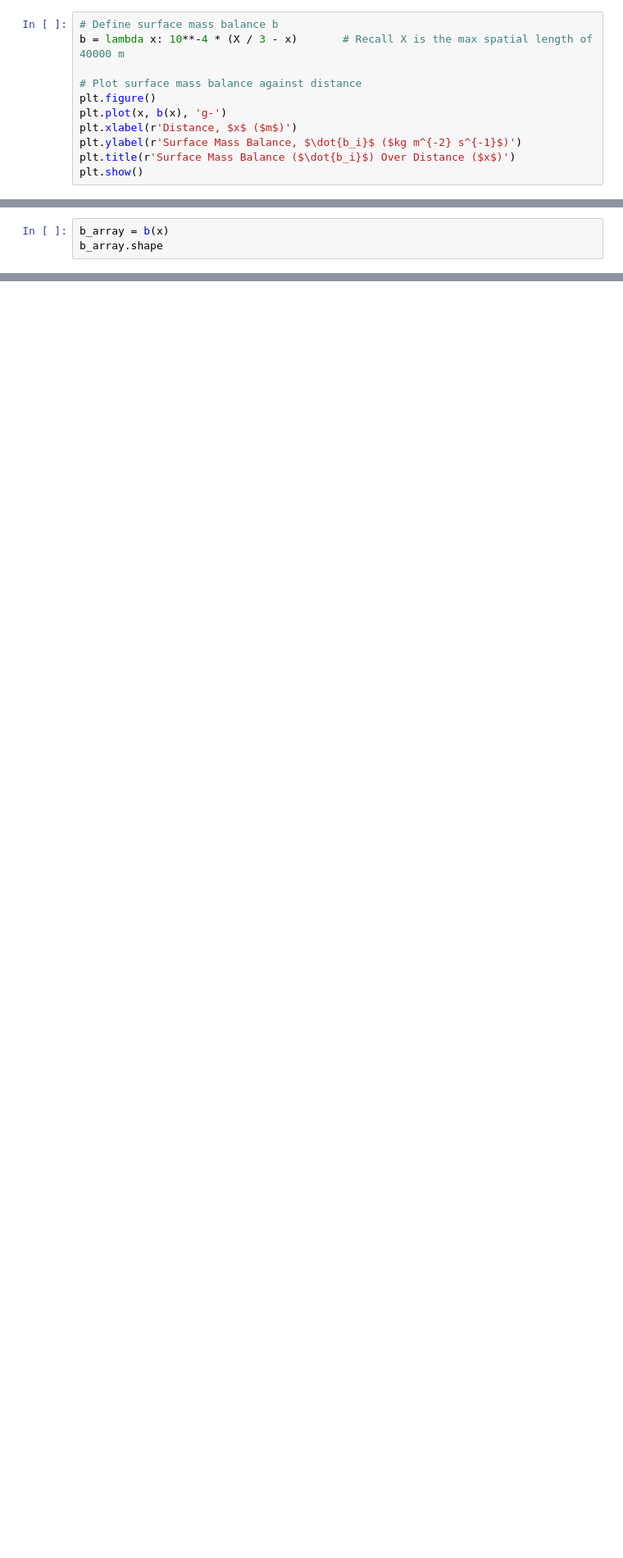
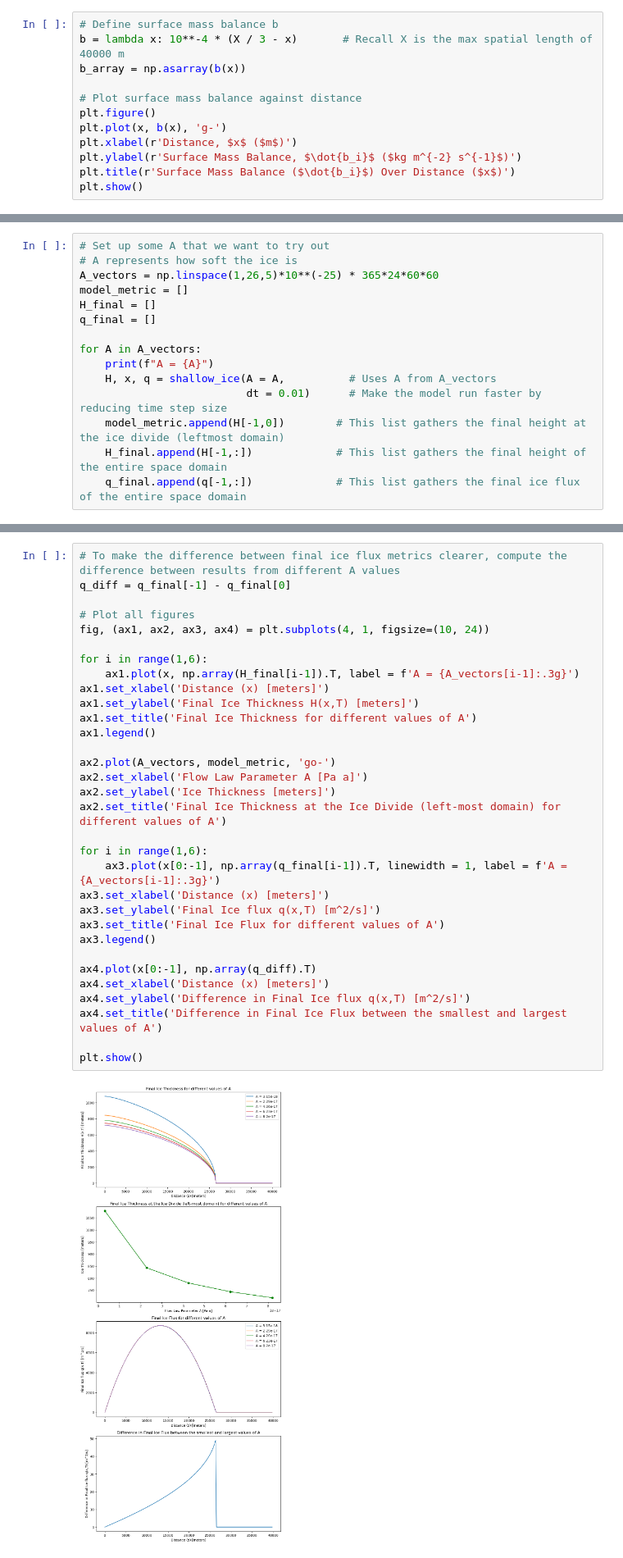
Before and after one commit to AnnaChen04/glaciology_practical, a Jupyter notebook: P4_and_5/P4-5_mynotebook.ipynb, the cells around one changed output, grey strips where cells are left out. Shown at 82% size. Cells and saved outputs as stored; diff of their text form; blank space fills up the shorter version.

```diff
--- a/P4_and_5/P4-5_mynotebook.ipynb
+++ b/P4_and_5/P4-5_mynotebook.ipynb
@@ -141,6 +141,7 @@ $$
 # %%
 # Define surface mass balance b
 b = lambda x: 10**-4 * (X / 3 - x)       # Recall X is the max spatial length of 40000 m
+b_array = np.asarray(b(x))
 
 # Plot surface mass balance against distance
 plt.figure()
@@ -192,3 +192,0 @@ q_coeff = -2.0 * A / (n + 2.0) * (rho * g) ** n
-# %%
-b_array = b(x)
-b_array.shape
@@ -301,0 +435,15 @@ plt.show()
+# %%
+# Set up some A that we want to try out
+# A represents how soft the ice is
+A_vectors = np.linspace(1,26,5)*10**(-25) * 365*24*60*60
+model_metric = []
+H_final = []
+q_final = []
+
+for A in A_vectors:
+    print(f"A = {A}")
+    H, x, q = shallow_ice(A = A,          # Uses A from A_vectors
+                          dt = 0.01)      # Make the model run faster by reducing time step size
+    model_metric.append(H[-1,0])        # This list gathers the final height at the ice divide (leftmost domain)
+    H_final.append(H[-1,:])             # This list gathers the final height of the entire space domain
+    q_final.append(q[-1,:])             # This list gathers the final ice flux of the entire space domain
@@ -302 +456,35 @@ plt.show()
+# %%
+# To make the difference between final ice flux metrics clearer, compute the difference between results from different A values
+q_diff = q_final[-1] - q_final[0]
+
+# Plot all figures
+fig, (ax1, ax2, ax3, ax4) = plt.subplots(4, 1, figsize=(10, 24))
+
+for i in range(1,6):
+    ax1.plot(x, np.array(H_final[i-1]).T, label = f'A = {A_vectors[i-1]:.3g}')
+ax1.set_xlabel('Distance (x) [meters]')
+ax1.set_ylabel('Final Ice Thickness H(x,T) [meters]')
+ax1.set_title('Final Ice Thickness for different values of A')
+ax1.legend()
+
+ax2.plot(A_vectors, model_metric, 'go-')
+ax2.set_xlabel('Flow Law Parameter A [Pa a]')
+ax2.set_ylabel('Ice Thickness [meters]')
+ax2.set_title('Final Ice Thickness at the Ice Divide (left-most domain) for different values of A')
+
+for i in range(1,6):
+    ax3.plot(x[0:-1], np.array(q_final[i-1]).T, linewidth = 1, label = f'A = {A_vectors[i-1]:.3g}')
+ax3.set_xlabel('Distance (x) [meters]')
+ax3.set_ylabel('Final Ice flux q(x,T) [m^2/s]')
+ax3.set_title('Final Ice Flux for different values of A')
+ax3.legend()
+
+ax4.plot(x[0:-1], np.array(q_diff).T)
+ax4.set_xlabel('Distance (x) [meters]')
+ax4.set_ylabel('Difference in Final Ice flux q(x,T) [m^2/s]')
+ax4.set_title('Difference in Final Ice Flux between the smallest and largest values of A')
+
+plt.show()
+# %% [output]
+[figure, added]
 # %% [markdown]
```
Also changed, not shown: parts of 13 cells of this notebook, 5 other files.
